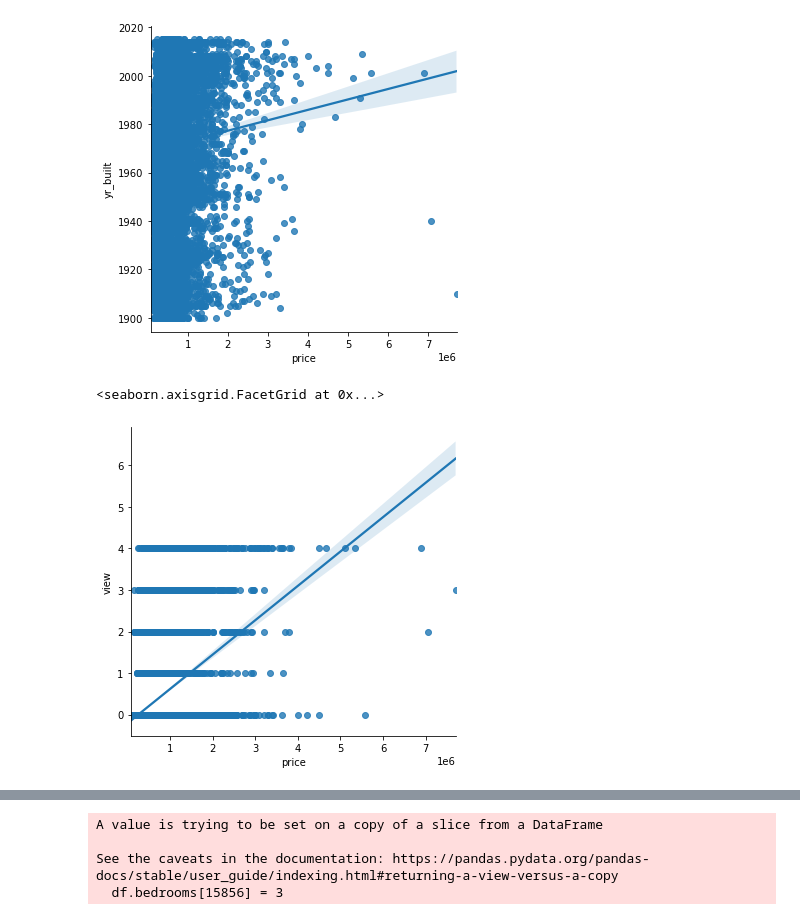
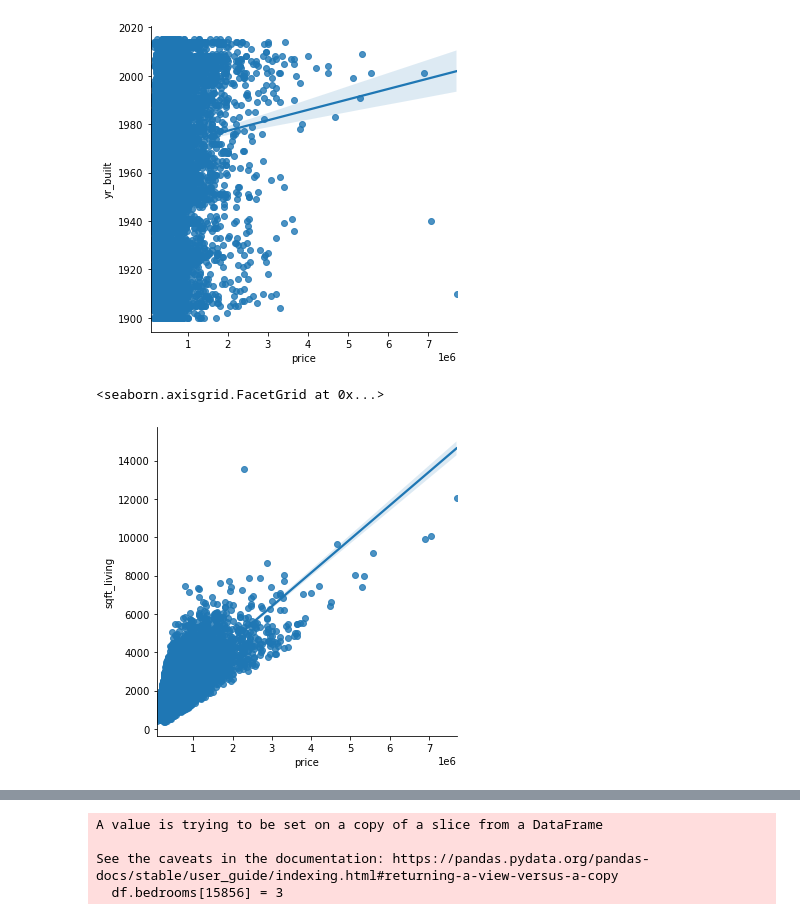
Before and after one commit to john-c-simmons/bsc-phase-two-project, a Jupyter notebook: notebooks/exploratory/charlie/charliesnotebook.ipynb, the cells around one changed output, grey strips where cells are left out. Saved outputs shown, nothing was run; the diff lists cells and outputs as text; code cells hidden in the pictures.

```diff
--- a/notebooks/exploratory/charlie/charliesnotebook.ipynb
+++ b/notebooks/exploratory/charlie/charliesnotebook.ipynb
@@ -27,3 +15,10 @@ df.head()
+# %%
+# import n cleaning data
+df = pd.read_csv('../../../data/kc_house_data.csv')
+df = df.replace('?', np.nan)
+df.sqft_basement = df.sqft_basement.replace('?', np.nan)
+df.sqft_basement = df.sqft_basement.astype(float)
+df = df.replace(np.nan, '0')
 # %%
 #Cleaning data
 df_nodate = df.drop(['date', 'sqft_basement', 'zipcode'], axis=1)
@@ -38,2 +33,7 @@ df_nodate.head()
+# %%
+#Cleanin
+df['waterfront']=df['waterfront'].fillna(0)
+df['view']=df['view'].fillna(0)
+df['yr_renovated']=df['yr_renovated'].fillna(0)
 # %%
 #Cleaning
@@ -97,10 +97,10 @@ sns.lmplot(x="price", y="yr_built", data=df)
 [figure]
 # %%
 #Skatter plots of Price and View
-sns.lmplot(x="price", y="view", data=df)
+sns.lmplot(x="price", y="sqft_living", data=df)
 # %% [output]
 <seaborn.axisgrid.FacetGrid at 0x...>
-[figure, old version]
+[figure, new version]
 # %%
 #OLS Regression results between price and bathrooms
 results = smf.ols("price ~bathrooms", data=df).fit()
```
Also changed, not shown: parts of 30 cells of this notebook.
